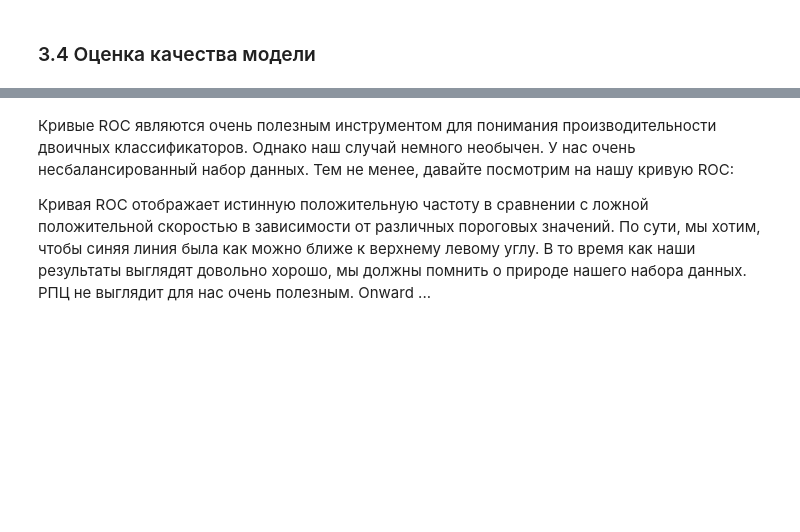
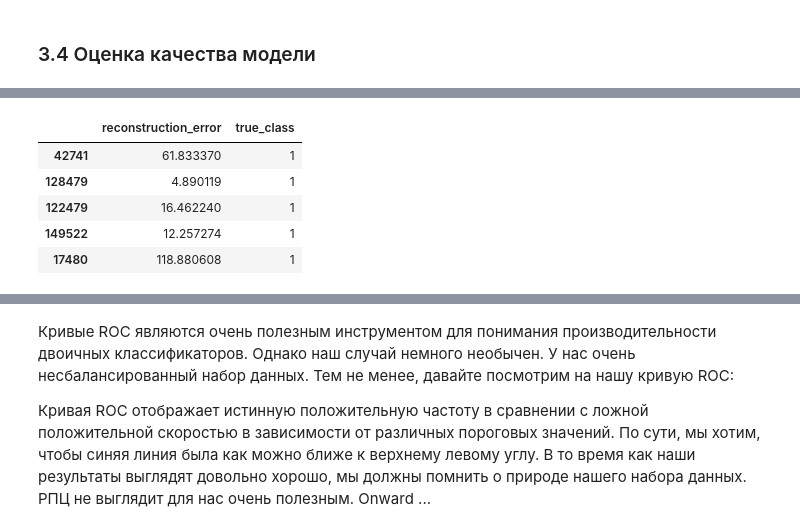
Before and after one commit to rklepov/hse-cs-ml-2018-2019, a Jupyter notebook: 05-NN/02-ann/Deep Learning - ANN - Part 1.3 Sol.ipynb, the cells around one changed output, grey strips where cells are left out. Saved outputs shown, nothing was run; the diff lists cells and outputs as text; code cells hidden in the pictures; blank space fills up the shorter version.

Commit message:
NN03 autoencoder recalculated

```diff
--- a/05-NN/02-ann/Deep Learning - ANN - Part 1.3 Sol.ipynb
+++ b/05-NN/02-ann/Deep Learning - ANN - Part 1.3 Sol.ipynb
@@ -643,5 +652,5 @@ KeyboardInterrupt:
 # %%
-autoencoder = load_model('model.h5')
+autoencoder = load_model('model.h5', custom_objects={'r2_score' : r2_score})
 # %% [markdown]
 ### 3.4 Оценка качества модели
 # %%
@@ -660,3 +681,12 @@ error_df.describe()
+# %%
+error_df[error_df['true_class'] == 1].head()
+# %% [output]
+|  | reconstruction_error | true_class |
+| 42741 | 61.833370 | 1 |
+| 128479 | 4.890119 | 1 |
+| 122479 | 16.462240 | 1 |
+| 149522 | 12.257274 | 1 |
+| 17480 | 118.880608 | 1 |
 # %%
 fig = plt.figure()
 ax = fig.add_subplot(111)
```
Also changed, not shown: parts of 32 cells of this notebook.
